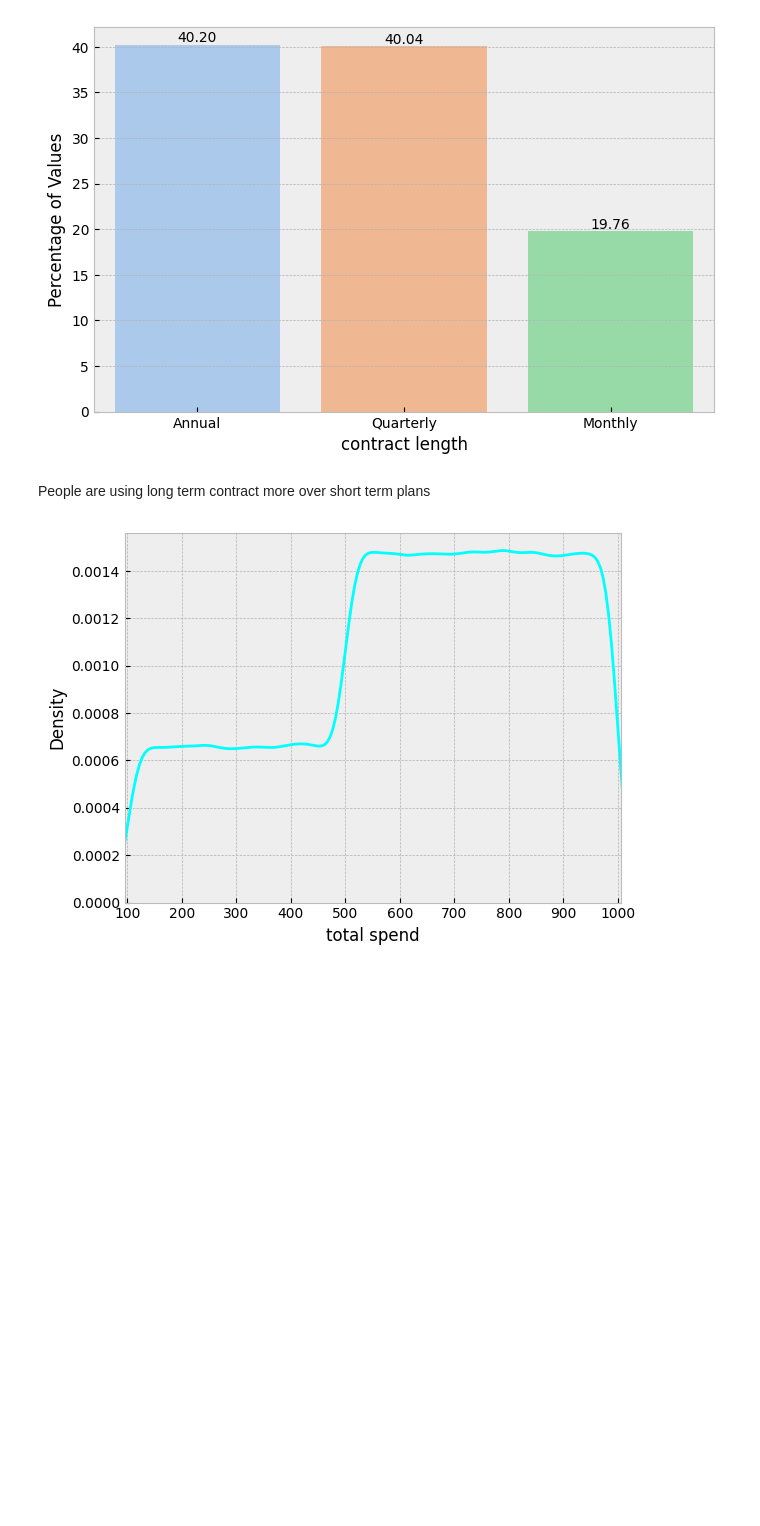
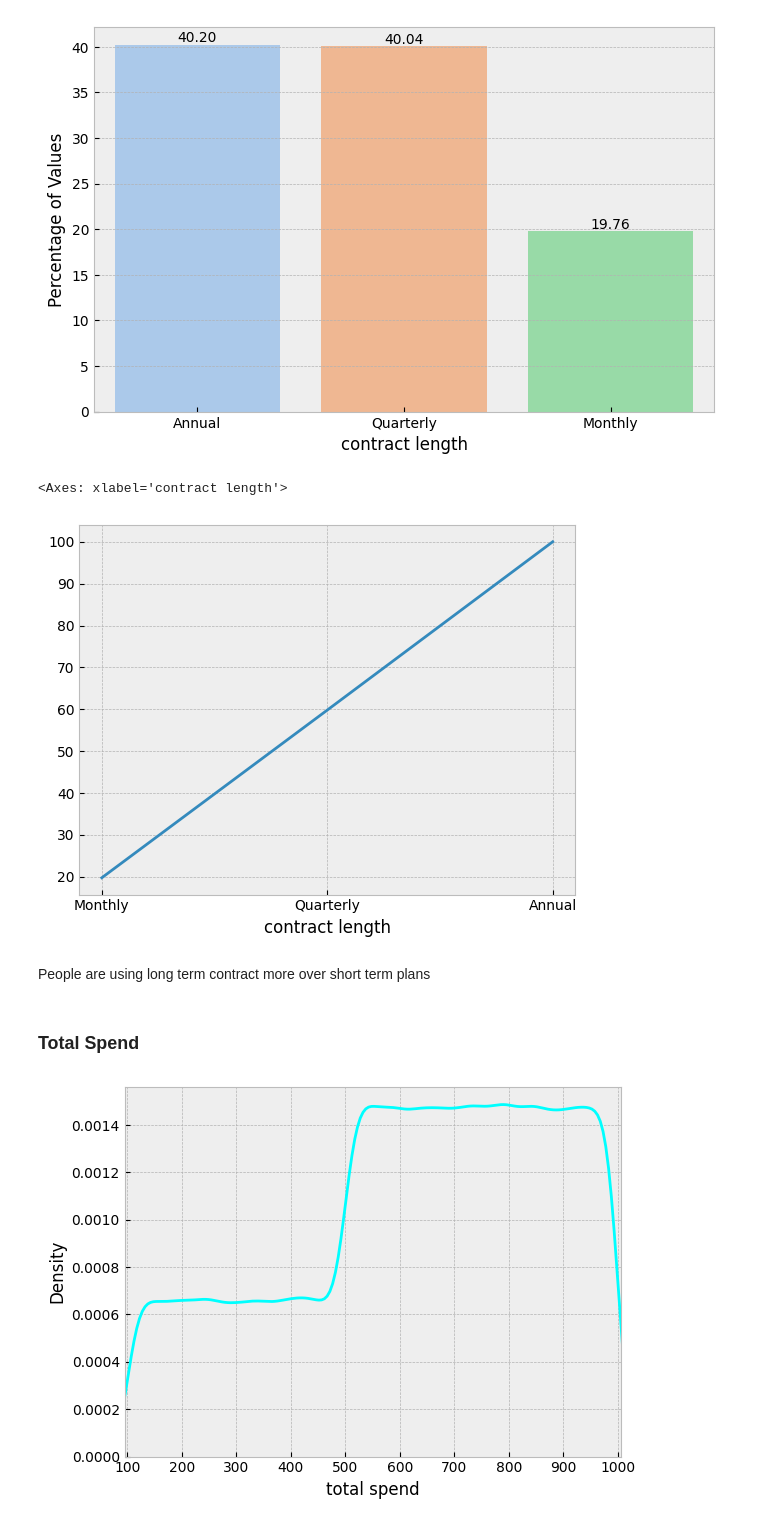
Before and after one commit to IamRaNo/Customer_Churn_Project, a Jupyter notebook: customer_churn_data.ipynb, the cells around one changed output. Drawn from its saved outputs; the diff is of its cells as text; code cells hidden in the pictures; blank space fills up the shorter version.

```diff
--- a/customer_churn_data.ipynb
+++ b/customer_churn_data.ipynb
@@ -267,8 +333,19 @@ There are same kind of customer subscription usage of the service or product
 plot_bar('contract length')
 # %% [output]
 [figure]
+# %%
+contract_len_count=data['contract length'].value_counts().sort_values(ascending=True)
+cumsum=np.cumsum(contract_len_count)
+percent_cumsum=cumsum/len(data)*100
+
+sns.lineplot(y=percent_cumsum.values,x=percent_cumsum.index,markers='o')
+# %% [output]
+<Axes: xlabel='contract length'>
+[figure, added]
 # %% [markdown]
 People are using long term contract more over short term plans
+# %% [markdown]
+### Total Spend
 # %%
 plot_kde('total spend')
 # %% [output]
```
Also changed, not shown: parts of 63 cells of this notebook.
